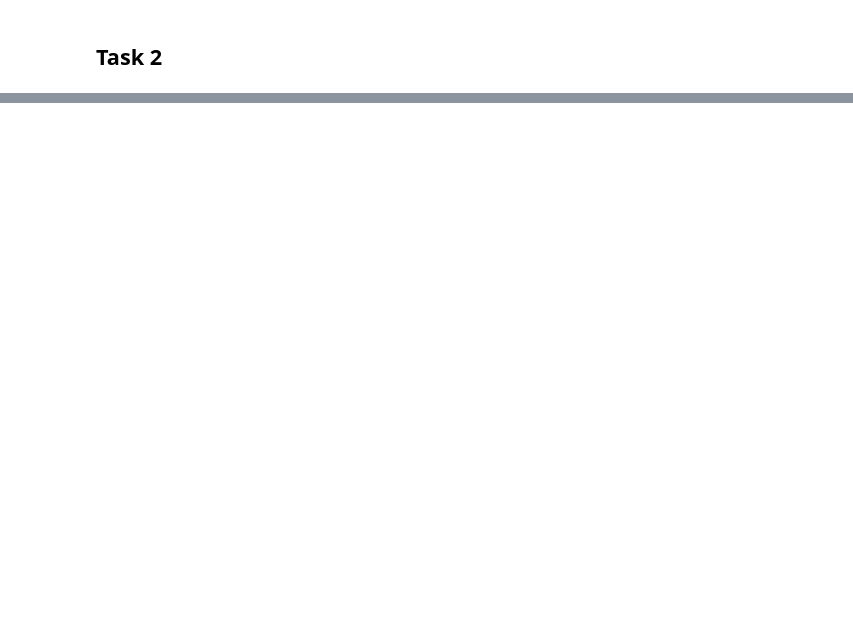
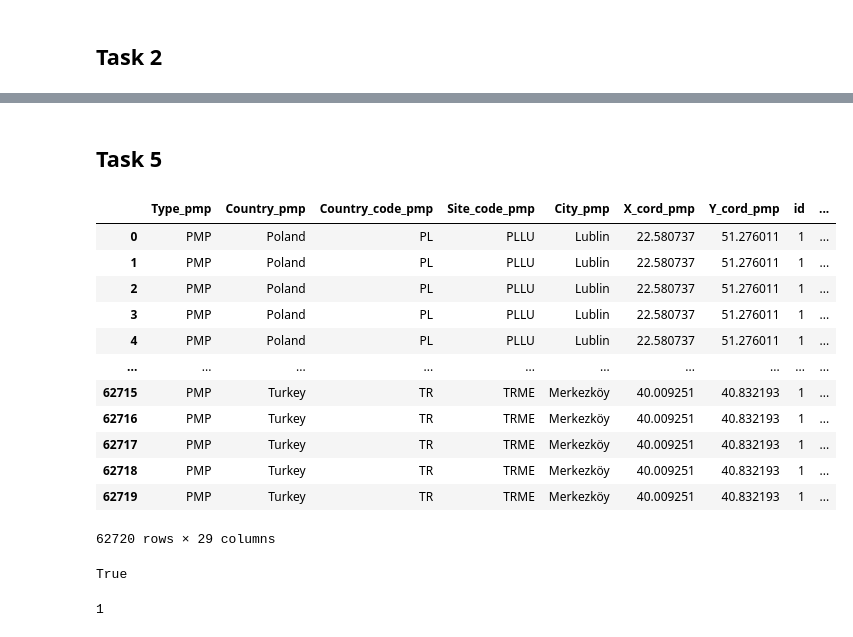
Before and after one commit to kubek22/MOA, a Jupyter notebook: project4/project4.ipynb, the cells around one changed output, grey strips where cells are left out. Saved outputs shown, nothing was run; the diff lists cells and outputs as text; code cells hidden in the pictures; blank space fills up the shorter version.

```diff
--- a/project4/project4.ipynb
+++ b/project4/project4.ipynb
@@ -157,0 +336,35 @@ print(cost)
+# %% [markdown]
+## Task 5
+# %%
+# Calculate the Optimal Cost of the Supply from Manufacturing to Distribution to Warehouse to Market if the cost is 0.1 USD per Unit per 1000 km.
+
+df_pmp = df_location.loc[df_location["Type"] == "PMP", :]
+df_gdc = df_location.loc[df_location["Type"] == "GDC", :]
+df_whs = df_location.loc[df_location["Type"] == "WHS", :]
+df_mkt = df_location.loc[df_location["Type"] == "MKT", :]
+
+# adding index to make all combinations
+df_pmp["id"] = 1
+df_gdc["id"] = 1
+df_whs["id"] = 1
+df_mkt["id"] = 1
+
+df_dist = pd.merge(df_pmp, df_gdc, on="id", how="inner", suffixes=("_pmp", "_gdc"))
+df_dist = pd.merge(df_dist, df_whs, on="id", how="inner", suffixes=("", "_whs"))
+df_dist = pd.merge(df_dist, df_mkt, on="id", how="inner", suffixes=("_whs", "_mkt"))
+
+df_dist
+# %% [output]
+|  | Type_pmp | Country_pmp | Country_code_pmp | Site_code_pmp | City_pmp | X_cord_pmp | Y_cord_pmp | id | ... |
+| 0 | PMP | Poland | PL | PLLU | Lublin | 22.580737 | 51.276011 | 1 | ... |
+| 1 | PMP | Poland | PL | PLLU | Lublin | 22.580737 | 51.276011 | 1 | ... |
+| 2 | PMP | Poland | PL | PLLU | Lublin | 22.580737 | 51.276011 | 1 | ... |
+| 3 | PMP | Poland | PL | PLLU | Lublin | 22.580737 | 51.276011 | 1 | ... |
+| 4 | PMP | Poland | PL | PLLU | Lublin | 22.580737 | 51.276011 | 1 | ... |
+| ... | ... | ... | ... | ... | ... | ... | ... | ... | ... |
+| 62715 | PMP | Turkey | TR | TRME | Merkezköy | 40.009251 | 40.832193 | 1 | ... |
+| 62716 | PMP | Turkey | TR | TRME | Merkezköy | 40.009251 | 40.832193 | 1 | ... |
+| 62717 | PMP | Turkey | TR | TRME | Merkezköy | 40.009251 | 40.832193 | 1 | ... |
+| 62718 | PMP | Turkey | TR | TRME | Merkezköy | 40.009251 | 40.832193 | 1 | ... |
+| 62719 | PMP | Turkey | TR | TRME | Merkezköy | 40.009251 | 40.832193 | 1 | ... |
+62720 rows × 29 columns
@@ -157,0 +380,38 @@ print(cost)
+# %%
+df_dist["Distance"] = df_dist["Distance1"] + df_dist["Distance2"] + df_dist["Distance3"]
+len(df_dist) == len(df_pmp) * len(df_gdc) * len(df_whs) * len(df_mkt)
+# %% [output]
+True
+# %%
+model = LpProblem("DistributionTask3", LpMinimize)
+
+d = pulp.LpVariable.dicts(
+    "distribution",
+    ((index, row["Site_code_pmp"], row["Site_code_gdc"], row["Site_code_whs"], row["Site_code_mkt"]) for index, row in df_dist.iterrows()),
+    lowBound=0,
+    cat='Integer'
+)
+
+
+cost = pulp.lpSum(
+    d[index, row["Site_code_pmp"], row["Site_code_gdc"], row["Site_code_whs"], row["Site_code_mkt"]] * 0.1 * row["Distance"] / 1000
+    for index, row in df_dist.iterrows()
+)
+
+# objective function
+model += cost
+
+
+# constraints
+
+# we must distribute all produced units
+for site_code in df_dist["Site_code_pmp"].unique():
+    model += pulp.lpSum(
+        d[index, row["Site_code_pmp"], row["Site_code_gdc"], row["Site_code_whs"], row["Site_code_mkt"]]
+        for index, row in df_dist.loc[df_dist["Site_code_pmp"] == site_code, :].iterrows()
+    ) == df_production.loc[df_production["Site Code"] == site_code, "Unit Production"].sum()
+
+# solving the problem
+model.solve()
+# %% [output]
+1
```
Also changed, not shown: parts of 60 cells of this notebook, 1 other file.
